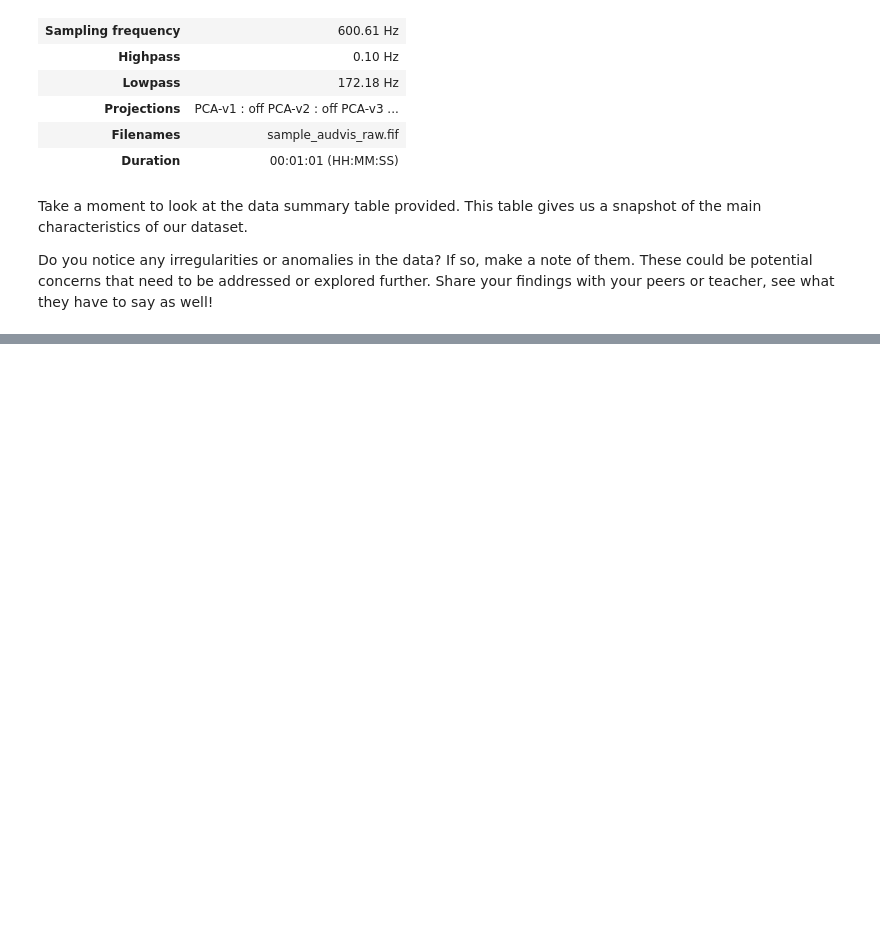
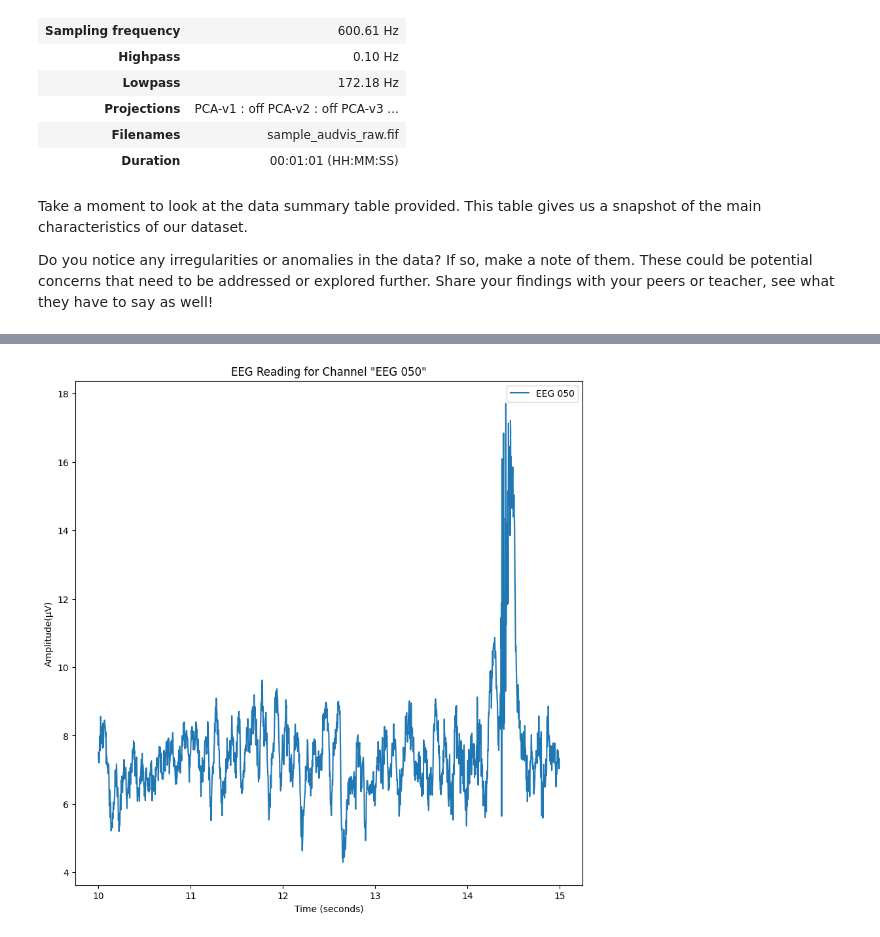
Before and after one commit to MostafaRahimiAzghadi/NeuroSTEM, a Jupyter notebook: NeuroStem_exercise.ipynb, the cells around one changed output, grey strips where cells are left out. Cells and saved outputs as stored; diff of their text form; code cells hidden in the pictures; blank space fills up the shorter version.

```diff
--- a/NeuroStem_exercise.ipynb
+++ b/NeuroStem_exercise.ipynb
@@ -201,0 +191,50 @@ Things to do for this objective ("CELL 5"):
+# %%
+################################# CELL 5 ################################
+
+# BELOW is for Students
+# start_time = .......
+# stop_time = ........
+# channel_name = ......
+
+# SOLUTION (DELETE BEFOFE THE ACTUAL EVENT)
+start_time = 10
+stop_time = 15
+channel_name = "EEG 050"
+
+
+##### DON"T MODIFY CODE BELOW ######
+start_stop_seconds = np.array([start_time, stop_time])
+sampling_freq = raw.info["sfreq"]
+start_sample, stop_sample = (start_stop_seconds * sampling_freq).astype(int)
+selected_eeg = eeg_data_only[channel_name, start_sample:stop_sample]
+
+time_x = selected_eeg[1]
+eeg_amplitude_y = selected_eeg[0].T * 10**5 # Convert to micro Volts
+###################################
+
+
+######### CODE FOR PLOTTING ##########
+# Create a figure object with a specific size
+width = 10
+height = 10
+plt.figure(figsize=(width, height))
+
+# BELOW is for Students
+# plt.plot(..... , .....)
+# # Plot Annotation
+# plt.xlabel(....) # For STUDENTS to modify
+# plt.ylabel(.)# For STUDENTS to modify
+# plt.title(.....) # For STUDENTS to modify
+# plt.legend(.......)
+# plt.show()
+
+
+# SOLUTION (DELETE BEFOFE THE ACTUAL EVENT)
+plt.plot(time_x, eeg_amplitude_y) # For STUDENTS to modify
+plt.xlabel('Time (seconds)') # For STUDENTS to modify
+plt.ylabel('Amplitude(μV)')# For STUDENTS to modify
+plt.title(f'EEG Reading for Channel "{channel_name}"') # For STUDENTS to modify
+plt.legend([f"{channel_name}"])
+plt.show()
+# %% [output]
+[figure, added]
```
Also changed, not shown: parts of 10 cells of this notebook, 2 other files.
